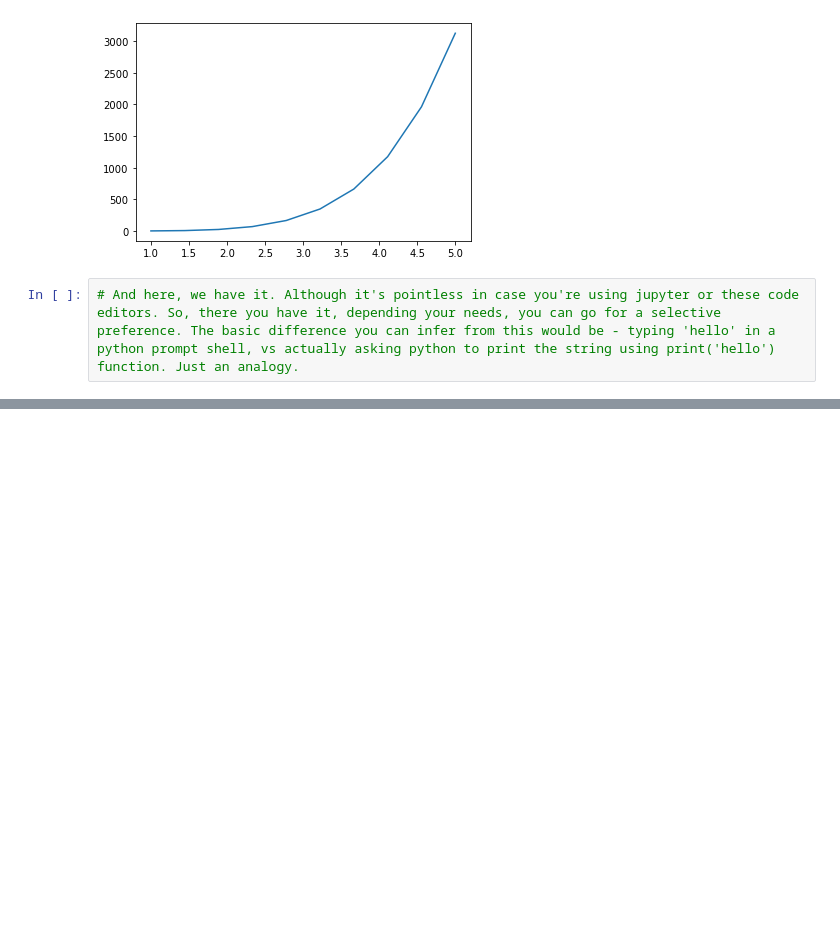
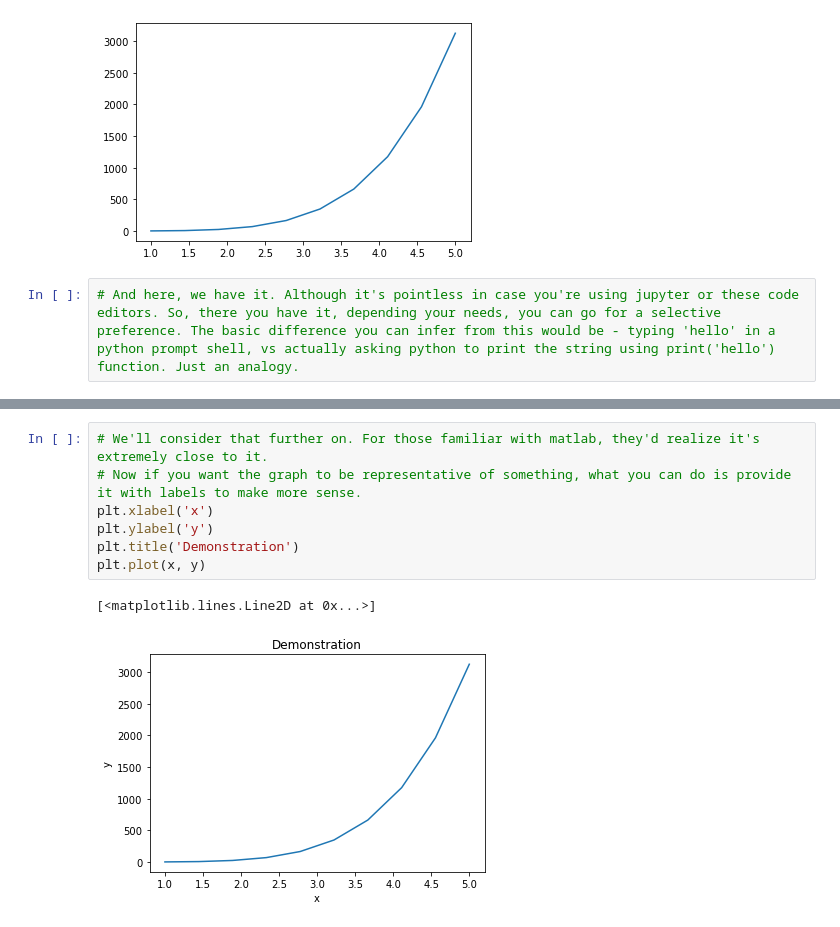
Before and after one commit to probe2k/webinar-2.0, a Jupyter notebook: crashcourse.ipynb, the cells around one changed output, grey strips where cells are left out. Cells and saved outputs as stored; diff of their text form; blank space fills up the shorter version.

```diff
--- a/crashcourse.ipynb
+++ b/crashcourse.ipynb
@@ -1015,0 +1024,10 @@ plt.show()
+# %%
+# We'll consider that further on. For those familiar with matlab, they'd realize it's extremely close to it.
+# Now if you want the graph to be representative of something, what you can do is provide it with labels to make more sense.
+plt.xlabel('x')
+plt.ylabel('y')
+plt.title('Demonstration')
+plt.plot(x, y)
+# %% [output]
+[<matplotlib.lines.Line2D at 0x...>]
+[figure, added]
```
Also changed, not shown: parts of 10 cells of this notebook.
